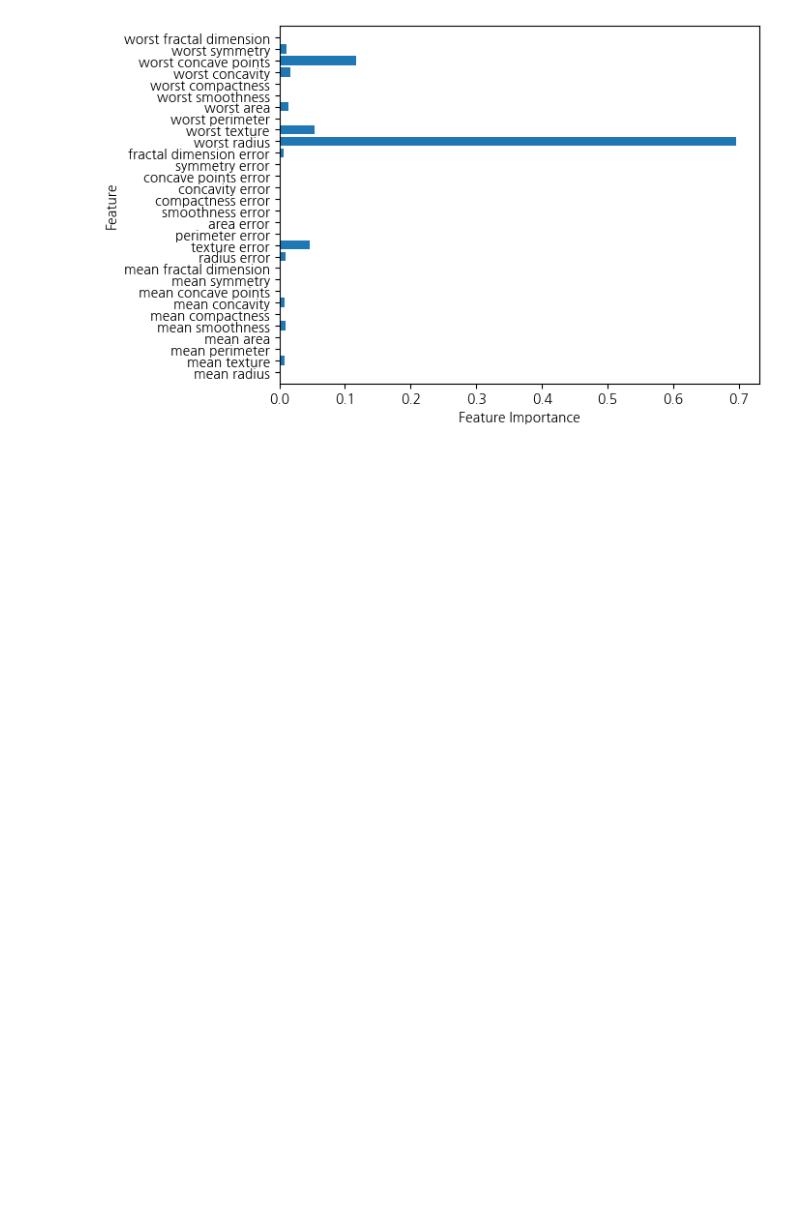
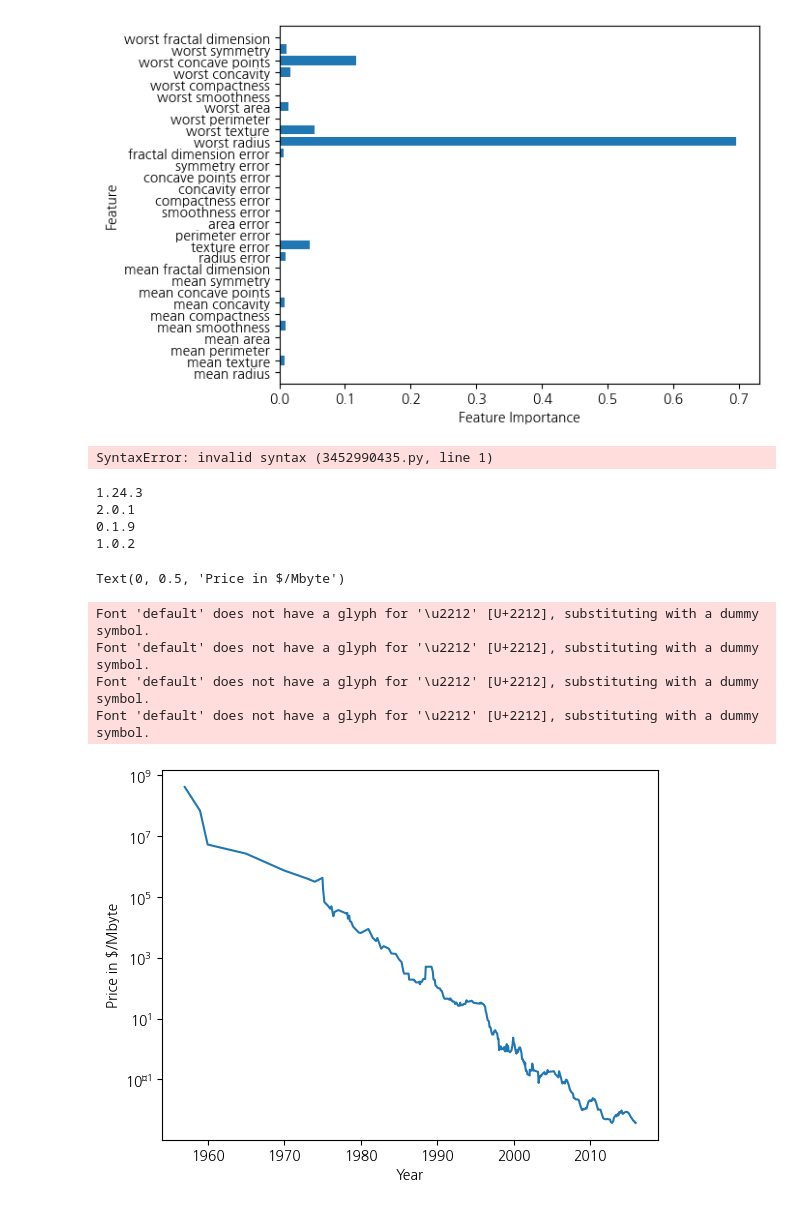
Before and after one commit to the9world/My_Study, a Jupyter notebook: Python_study/23년05월/230517/b_ClassFiction.ipynb, the cells around one changed output. Cells and saved outputs as stored; diff of their text form; code cells hidden in the pictures; blank space fills up the shorter version.

```diff
--- a/Python_study/23년05월/230517/b_ClassFiction.ipynb
+++ b/Python_study/23년05월/230517/b_ClassFiction.ipynb
@@ -584,3 +584,42 @@ def plot_feature_importance_cancer(model):
 plot_feature_importance_cancer(clf)
 # %% [output]
 [figure]
+# %%
+- 컴퓨터 메모리 각격 동향 데이터셋
+
+x축이 날짜,y축은 해당 년도의 램(RAM) 1메가바이트당 가격
+# %% [output]
+SyntaxError: invalid syntax (3452990435.py, line 1)
+# %%
+import numpy as np
+import pandas as pd
+import mglearn
+import sklearn
+print(np.__version__)
+print(pd.__version__)
+print(mglearn.__version__)
+print(sklearn.__version__)
+# %% [output]
+1.24.3
+2.0.1
+0.1.9
+1.0.2
+# %%
+import os
+import pandas as pd
+import numpy as np
+import mglearn
+import matplotlib.pyplot as plt
+
+ram_prices = pd.read_csv(os.path.join(mglearn.datasets.DATA_PATH, "ram_price.csv"))
+
+plt.semilogy(ram_prices.date, ram_prices.price)
+plt.xlabel("Year")
+plt.ylabel("Price in $/Mbyte")
+# %% [output]
+Text(0, 0.5, 'Price in $/Mbyte')
+Font 'default' does not have a glyph for '\u2212' [U+2212], substituting with a dummy symbol.
+Font 'default' does not have a glyph for '\u2212' [U+2212], substituting with a dummy symbol.
+Font 'default' does not have a glyph for '\u2212' [U+2212], substituting with a dummy symbol.
+Font 'default' does not have a glyph for '\u2212' [U+2212], substituting with a dummy symbol.
+[figure, added]
```
Also changed, not shown: parts of 2 cells of this notebook, 6 other files.
